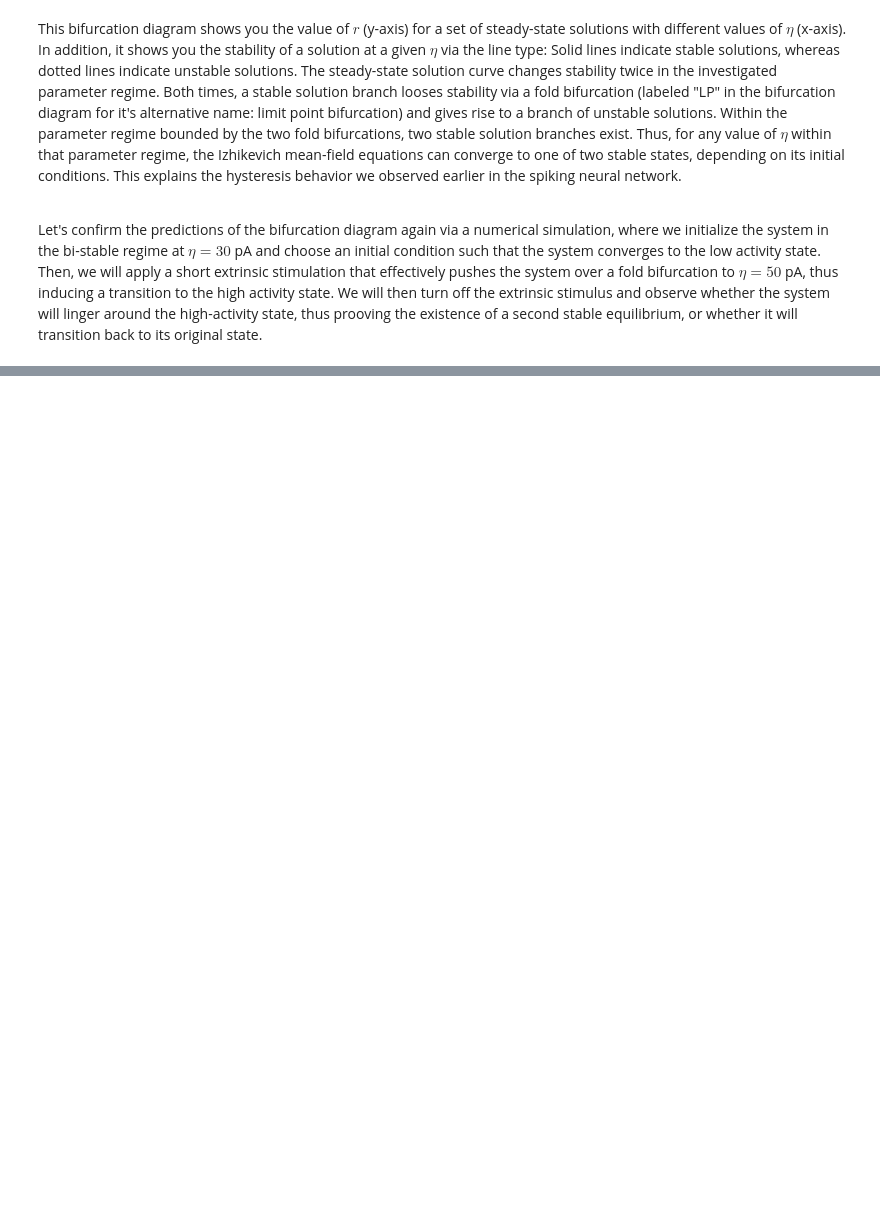
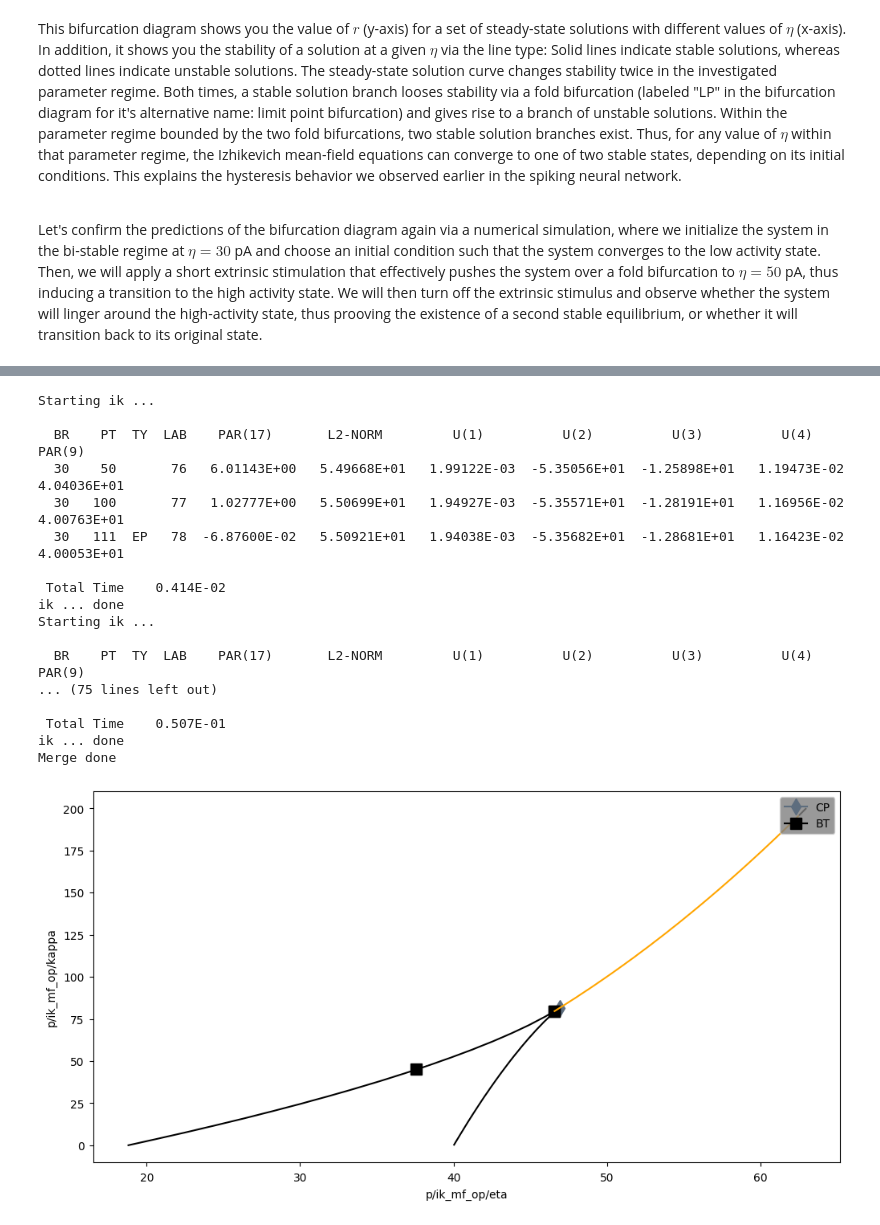
Before and after one commit to pyrates-neuroscience/use_examples, a Jupyter notebook: QIF_bifurcations.ipynb, the cells around one changed output, grey strips where cells are left out. Drawn from its saved outputs; the diff is of its cells as text; code cells hidden in the pictures; blank space fills up the shorter version.

```diff
--- a/QIF_bifurcations.ipynb
+++ b/QIF_bifurcations.ipynb
@@ -398,0 +485,33 @@ plt.show()
+# %%
+# calculate the locus of the first fold bifurcation in the eta-kappa parameter space
+_ = cont.run(name="eta_kappa:fold", origin="eta:1", starting_point="LP1", bidirectional=True, ICP=[vmap["kappa"], vmap["eta"]],
+             ILP=0, IPS=1, ISW=2, NPR=50, RL0=0.0, RL1=200, DSMAX=0.1, NMX=8000)
+
+# calculate the locus of the Hopf bifurcation in the eta-kappa parameter space
+_ = cont.run(name="eta_kappa:hopf", origin="eta:2", starting_point="HB1", bidirectional=True, ICP=[vmap["kappa"], vmap["eta"]],
+             ILP=0, IPS=1, ISW=2, NPR=50, RL0=0.0, RL1=200, DSMAX=0.1, NMX=8000)
+
+# plot the resulting 2D bifurcation diagram
+fig, ax = plt.subplots(figsize=(12, 6))
+cont.plot_continuation(vmap["eta"], vmap["kappa"], cont="eta_kappa:fold", ax=ax, line_color_stable="black", line_style_unstable="solid")
+cont.plot_continuation(vmap["eta"], vmap["kappa"], cont="eta_kappa:hopf", ax=ax, line_color_stable='orange', line_style_unstable="solid")
+plt.show()
+# %% [output]
+Starting ik ...
+
+  BR    PT  TY  LAB    PAR(17)       L2-NORM         U(1)          U(2)          U(3)          U(4)        PAR(9)
+  30    50       76   6.01143E+00   5.49668E+01   1.99122E-03  -5.35056E+01  -1.25898E+01   1.19473E-02   4.04036E+01
+  30   100       77   1.02777E+00   5.50699E+01   1.94927E-03  -5.35571E+01  -1.28191E+01   1.16956E-02   4.00763E+01
+  30   111  EP   78  -6.87600E-02   5.50921E+01   1.94038E-03  -5.35682E+01  -1.28681E+01   1.16423E-02   4.00053E+01
+
+ Total Time    0.414E-02
+ik ... done
+Starting ik ...
+
+  BR    PT  TY  LAB    PAR(17)       L2-NORM         U(1)          U(2)          U(3)          U(4)        PAR(9)
+... (75 lines left out)
+
+ Total Time    0.507E-01
+ik ... done
+Merge done
+[figure, added]
```
Also changed, not shown: parts of 18 cells of this notebook, 3 other files.
